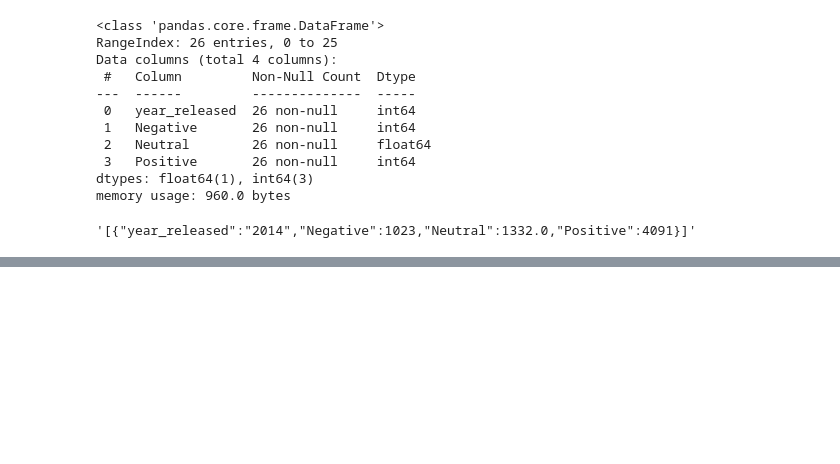
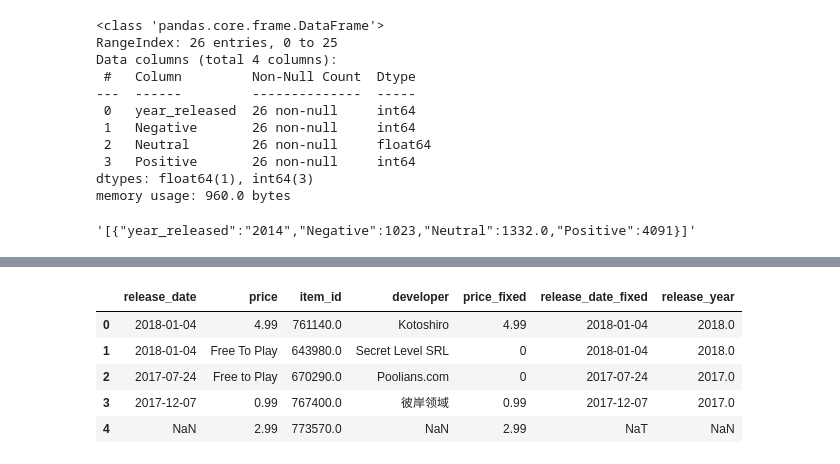
Before and after one commit to kimnegrette3/MLOps-Steam-Recommender-System, a Jupyter notebook: consultas_endpoints.ipynb, the cells around one changed output, grey strips where cells are left out. Saved outputs shown, nothing was run; the diff lists cells and outputs as text; code cells hidden in the pictures; blank space fills up the shorter version.

```diff
--- a/consultas_endpoints.ipynb
+++ b/consultas_endpoints.ipynb
@@ -421,0 +449,3 @@ sentiment_analysis('2014')
+# %%
+games = fix_price(games)
+games.head()
@@ -421,0 +459,23 @@ sentiment_analysis('2014')
+# %%
+import pandas as pd
+import re
+
+def safe_date_convert(df):
+    def convert(x):
+        try:
+            return pd.to_datetime(x)
+        except ValueError:
+            # Try to find a year pattern in the string
+            year_pattern = re.search(r'\b\d{4}\b', x)
+            if year_pattern:
+                # Convert the found year into a datetime format
+                return pd.to_datetime(year_pattern.group(0), format='%Y')
+            else:
+                # If no year pattern is found, return NaT
+                return pd.NaT
+
+    df['release_date_fixed'] = df['release_date'].astype(str).apply(convert)
+    return df
+# %%
+games = safe_date_convert(games)
+games.head()
@@ -421,0 +515,10 @@ sentiment_analysis('2014')
+# %%
+games['release_year'] = games['release_date_fixed'].dt.year
+games.head()
+# %% [output]
+|  | release_date | price | item_id | developer | price_fixed | release_date_fixed | release_year |
+| 0 | 2018-01-04 | 4.99 | 761140.0 | Kotoshiro | 4.99 | 2018-01-04 | 2018.0 |
+| 1 | 2018-01-04 | Free To Play | 643980.0 | Secret Level SRL | 0 | 2018-01-04 | 2018.0 |
+| 2 | 2017-07-24 | Free to Play | 670290.0 | Poolians.com | 0 | 2017-07-24 | 2017.0 |
+| 3 | 2017-12-07 | 0.99 | 767400.0 | 彼岸领域 | 0.99 | 2017-12-07 | 2017.0 |
+| 4 | NaN | 2.99 | 773570.0 | NaN | 2.99 | NaT | NaN |
```
Also changed, not shown: parts of 23 cells of this notebook, 2 other files.
